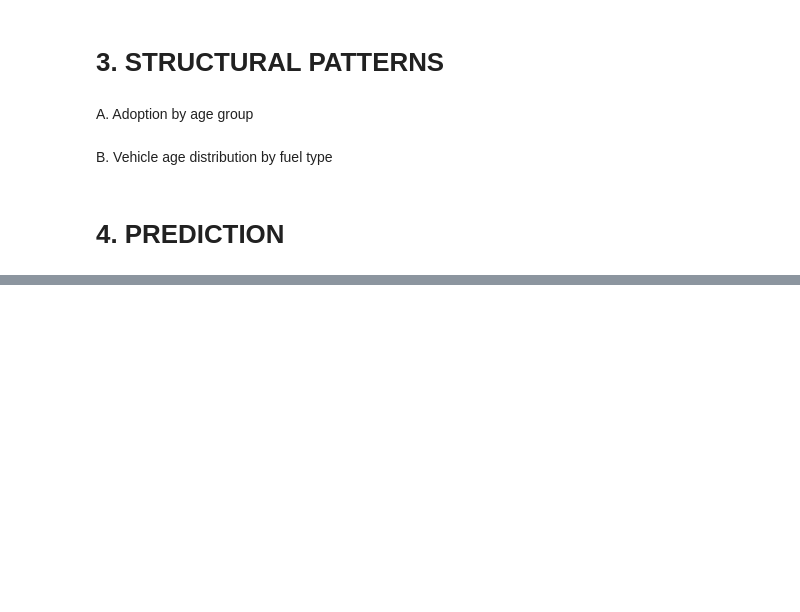
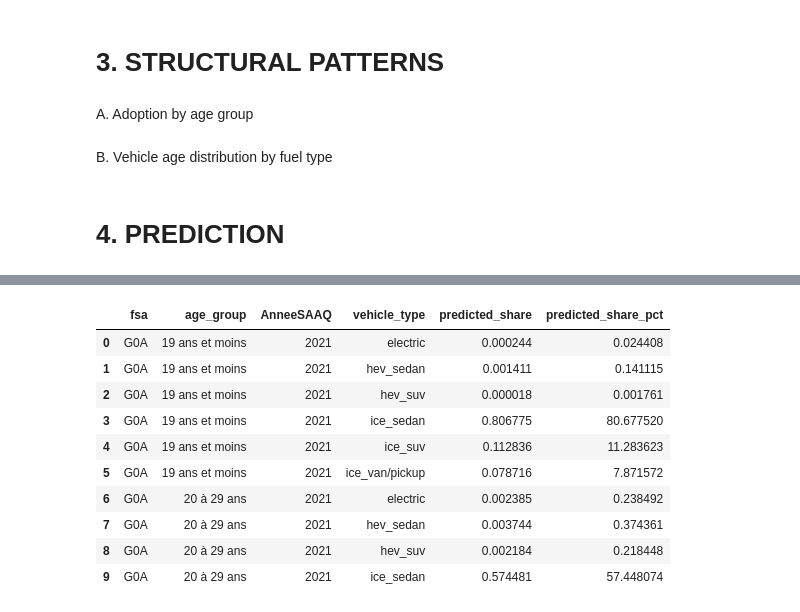
Before and after one commit to ADTranspoResearch/MATSim-agent-vehicle-assignment, a Jupyter notebook: adoption prediction model/model.ipynb, the cells around one changed output, grey strips where cells are left out. Saved outputs shown, nothing was run; the diff lists cells and outputs as text; code cells hidden in the pictures; blank space fills up the shorter version.

```diff
--- a/adoption prediction model/model.ipynb
+++ b/adoption prediction model/model.ipynb
@@ -1537,0 +1334,76 @@ for g in sorted(plot_df["gender"].dropna().unique()):
+# %%
+from pathlib import Path
+
+# ============================================================
+# BULK PREDICTION FOR A SELECTED YEAR (ALL FSA x AGE x VEHICLE)
+# ============================================================
+
+target_year = 2021
+aggregate_over_gender = True
+
+# 1) Build lookup tables from encoded training data
+fsa_map = df_train[["fsa_code", "fsa"]].drop_duplicates().sort_values("fsa_code")
+gender_map = df_train[["gender_code", "gender"]].drop_duplicates().sort_values("gender_code")
+age_map = df_train[["age_code", "age_group"]].drop_duplicates().sort_values("age_code")
+
+# 2) Cartesian product of all category codes
+grid = (
+    fsa_map[["fsa_code"]].assign(key=1)
+    .merge(gender_map[["gender_code"]].assign(key=1), on="key")
+    .merge(age_map[["age_code"]].assign(key=1), on="key")
+    .drop(columns="key")
+)
+
+grid["AnneeSAAQ"] = target_year
+
+# 3) Predict probabilities (share-like output)
+X_pred = grid[["fsa_code", "gender_code", "age_code", "AnneeSAAQ"]]
+proba = best_model.predict_proba(X_pred)
+
+# Map model class ids -> vehicle type labels
+class_ids = best_model.classes_
+class_names = [vehicle_labels[int(c)] for c in class_ids]
+
+proba_df = pd.DataFrame(proba, columns=class_names)
+pred_long = pd.concat([grid.reset_index(drop=True), proba_df], axis=1).melt(
+    id_vars=["fsa_code", "gender_code", "age_code", "AnneeSAAQ"],
+    var_name="vehicle_type",
+    value_name="predicted_share"
+)
+
+# 4) Add readable labels
+pred_long = (
+    pred_long
+    .merge(fsa_map, on="fsa_code", how="left")
+    .merge(gender_map, on="gender_code", how="left")
+    .merge(age_map, on="age_code", how="left")
+)
+
+pred_long["predicted_share_pct"] = pred_long["predicted_share"] * 100.0
+
+# 5) Optional aggregation across gender
+if aggregate_over_gender:
+    out = (
+        pred_long.groupby(["fsa", "age_group", "AnneeSAAQ", "vehicle_type"], as_index=False)["predicted_share"]
+        .mean()
+    )
+    denom = out.groupby(["fsa", "age_group", "AnneeSAAQ"])["predicted_share"].transform("sum")
+    out["predicted_share"] = np.where(denom > 0, out["predicted_share"] / denom, 0.0)
+    out["predicted_share_pct"] = out["predicted_share"] * 100.0
+    out = out.sort_values(["fsa", "age_group", "vehicle_type"]).reset_index(drop=True)
+else:
+    out = pred_long[[
+        "fsa", "gender", "age_group", "AnneeSAAQ", "vehicle_type", "predicted_share", "predicted_share_pct"
+    ]].sort_values(["fsa", "gender", "age_group", "vehicle_type"]).reset_index(drop=True)
+
+# 6) Save CSV
+out_path = Path(
+    f"/Users/natomanzolli/Documents/GitHub/MATSim-agent-vehicle-assignment/"
+    f"adoption prediction model/predicted_car_share_{target_year}_all_fsa_age_vehicle.csv"
+)
+out_path.parent.mkdir(parents=True, exist_ok=True)
+out.to_csv(out_path, index=False)
+
+print(f"Saved: {out_path}")
+display(out.head(10))
+# %% [output]
@@ -1537,0 +1411,11 @@ for g in sorted(plot_df["gender"].dropna().unique()):
+|  | fsa | age_group | AnneeSAAQ | vehicle_type | predicted_share | predicted_share_pct |
+| 0 | G0A | 19 ans et moins | 2021 | electric | 0.000244 | 0.024408 |
+| 1 | G0A | 19 ans et moins | 2021 | hev_sedan | 0.001411 | 0.141115 |
+| 2 | G0A | 19 ans et moins | 2021 | hev_suv | 0.000018 | 0.001761 |
+| 3 | G0A | 19 ans et moins | 2021 | ice_sedan | 0.806775 | 80.677520 |
+| 4 | G0A | 19 ans et moins | 2021 | ice_suv | 0.112836 | 11.283623 |
+| 5 | G0A | 19 ans et moins | 2021 | ice_van/pickup | 0.078716 | 7.871572 |
+| 6 | G0A | 20 à 29 ans | 2021 | electric | 0.002385 | 0.238492 |
+| 7 | G0A | 20 à 29 ans | 2021 | hev_sedan | 0.003744 | 0.374361 |
+| 8 | G0A | 20 à 29 ans | 2021 | hev_suv | 0.002184 | 0.218448 |
+| 9 | G0A | 20 à 29 ans | 2021 | ice_sedan | 0.574481 | 57.448074 |
```
Also changed, not shown: parts of 23 cells of this notebook, 6 other files.
